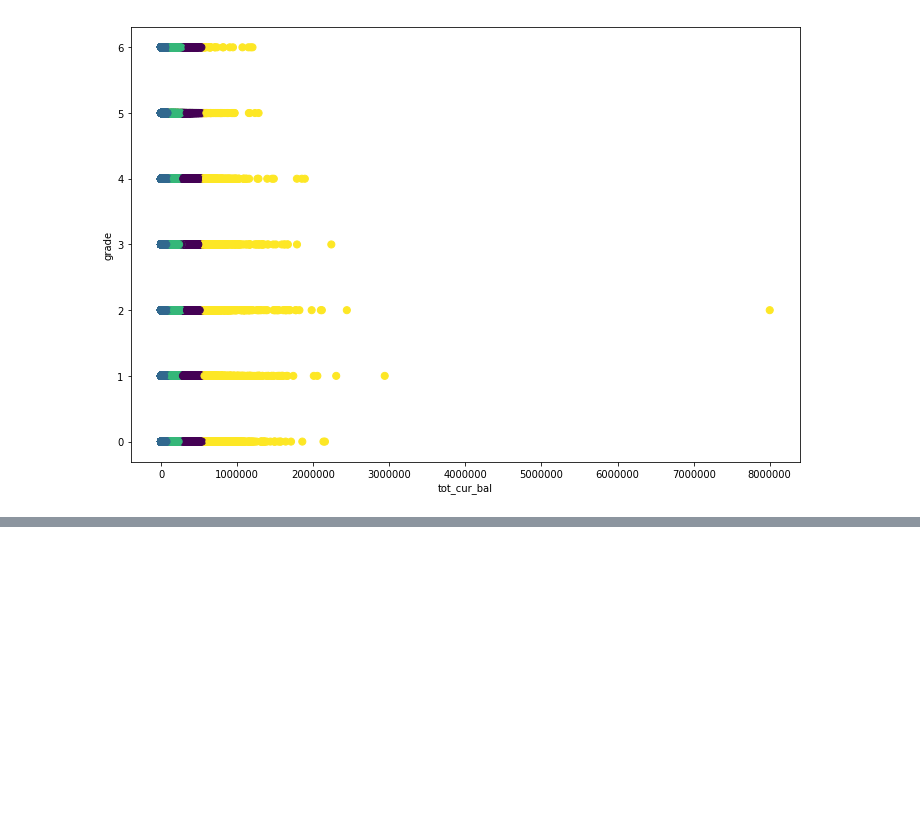
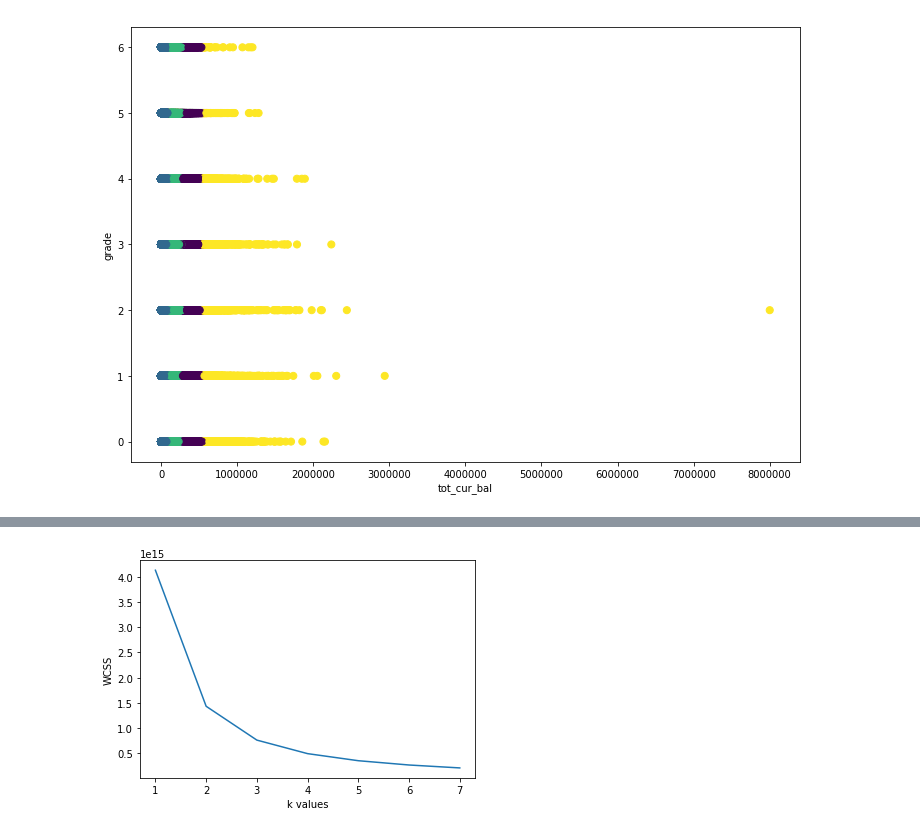
Before and after one commit to nAnna519/python_tasks, a Jupyter notebook: credit/UnsupervisedLearn.ipynb, the cells around one changed output, grey strips where cells are left out. Drawn from its saved outputs; the diff is of its cells as text; code cells hidden in the pictures; blank space fills up the shorter version.

Commit message:
Added some kmeans

```diff
--- a/credit/UnsupervisedLearn.ipynb
+++ b/credit/UnsupervisedLearn.ipynb
@@ -137,7 +137,7 @@ Text(0, 0.5, 'grade')
 from sklearn.cluster import DBSCAN
 
 
-dbs = DBSCAN(eps=10, min_samples=50)
+dbs = DBSCAN(eps=50, min_samples=50)
 dbs.fit(new_data)
 
 # pca = PCA(n_components=5)
@@ -185,0 +178,17 @@ Text(0, 0.5, 'grade')
+# %%
+from sklearn.cluster import KMeans
+
+wcss = []
+for k in range(1,8):
+    kmeans = KMeans(n_clusters=k)
+    kmeans.fit(new_data)
+    wcss.append(kmeans.inertia_)
+plt.plot(range(1,8),wcss)
+plt.xlabel("k values")
+plt.ylabel("WCSS")
+plt.show()
+
+kmeans = KMeans(n_clusters=3)
+clusters_knn = kmeans.fit_predict(new_data)
+# %% [output]
+[figure, added]
```
Also changed, not shown: parts of 1 cell of this notebook.
